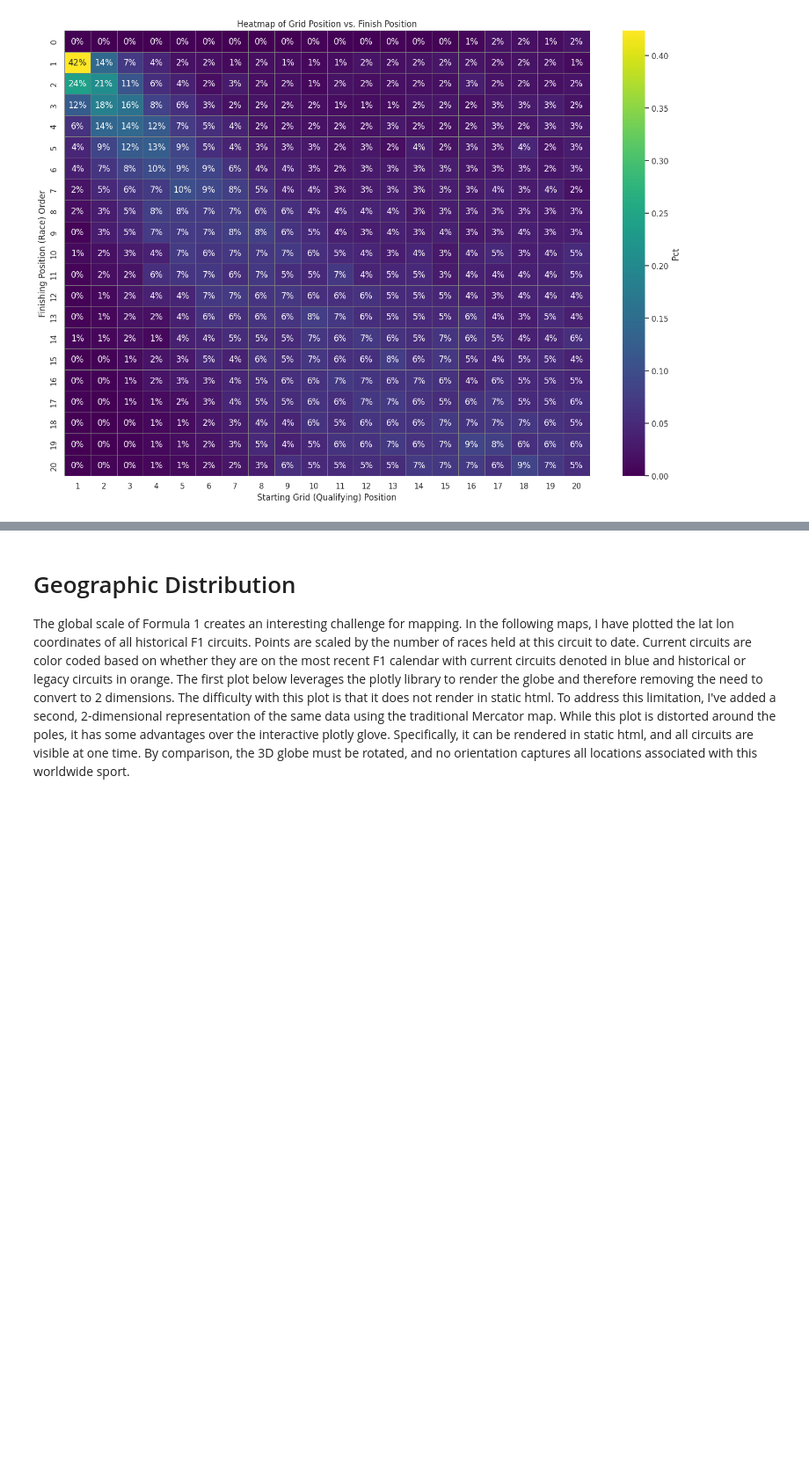
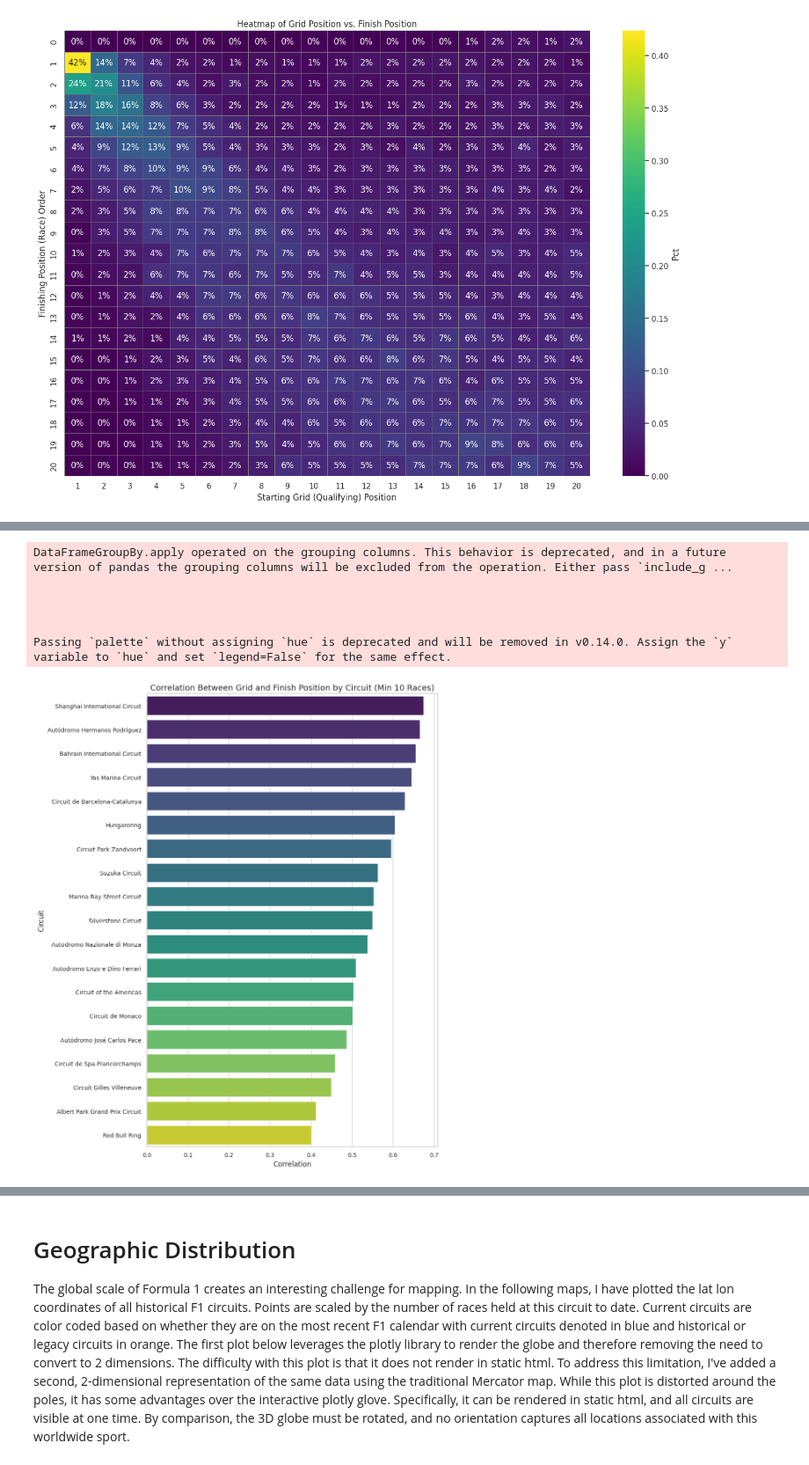
Before and after one commit to davidgoins236/data_viz_final_project, a Jupyter notebook: data_viz_final_project.ipynb, the cells around one changed output, grey strips where cells are left out. Shown at 88% size. Saved outputs shown, nothing was run; the diff lists cells and outputs as text; code cells hidden in the pictures; blank space fills up the shorter version.

```diff
--- a/data_viz_final_project.ipynb
+++ b/data_viz_final_project.ipynb
@@ -953,0 +986,39 @@ constructor_results
+# %%
+# Calculate race count per circuit
+race_counts = combined_results_df.groupby('name_circuit')['raceId'].nunique().reset_index(name='n_races')
+
+# Compute correlation per circuit
+corr_df = combined_results_df.query("year>=1995")\
+  .query("name_circuit.isin(@current_tracks)")\
+  .groupby('name_circuit').apply(
+    lambda g: g[['grid', 'positionOrder']].corr().iloc[0, 1]
+).reset_index(name='grid_finish_corr')
+
+# Merge with race count and filter
+corr_df = corr_df.merge(race_counts, on='name_circuit')
+corr_df = corr_df.query("n_races >= 10").sort_values('grid_finish_corr', ascending=False)
+
+# Plot
+plt.figure(figsize=(10, 12))
+sns.barplot(
+    data=corr_df,
+    y='name_circuit',
+    x='grid_finish_corr',
+    palette='viridis'
+)
+
+plt.title("Correlation Between Grid and Finish Position by Circuit (Min 10 Races)", fontsize=14)
+plt.xlabel("Correlation", fontsize=12)
+plt.ylabel("Circuit", fontsize=12)
+plt.xticks(fontsize=10)
+plt.yticks(fontsize=10)
+plt.tight_layout()
+plt.show()
+# %% [output]
+DataFrameGroupBy.apply operated on the grouping columns. This behavior is deprecated, and in a future version of pandas the grouping columns will be excluded from the operation. Either pass `include_g ...
+
+
+
+
+Passing `palette` without assigning `hue` is deprecated and will be removed in v0.14.0. Assign the `y` variable to `hue` and set `legend=False` for the same effect.
+[figure, added]
```
Also changed, not shown: parts of 11 cells of this notebook.
